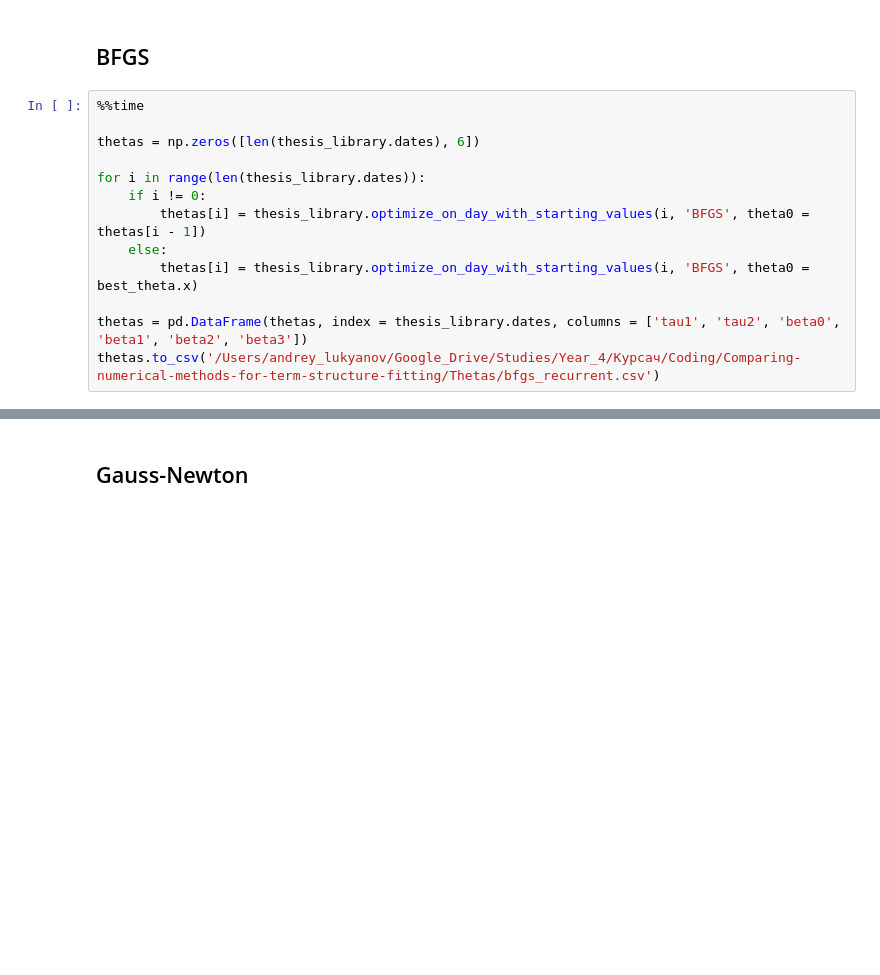
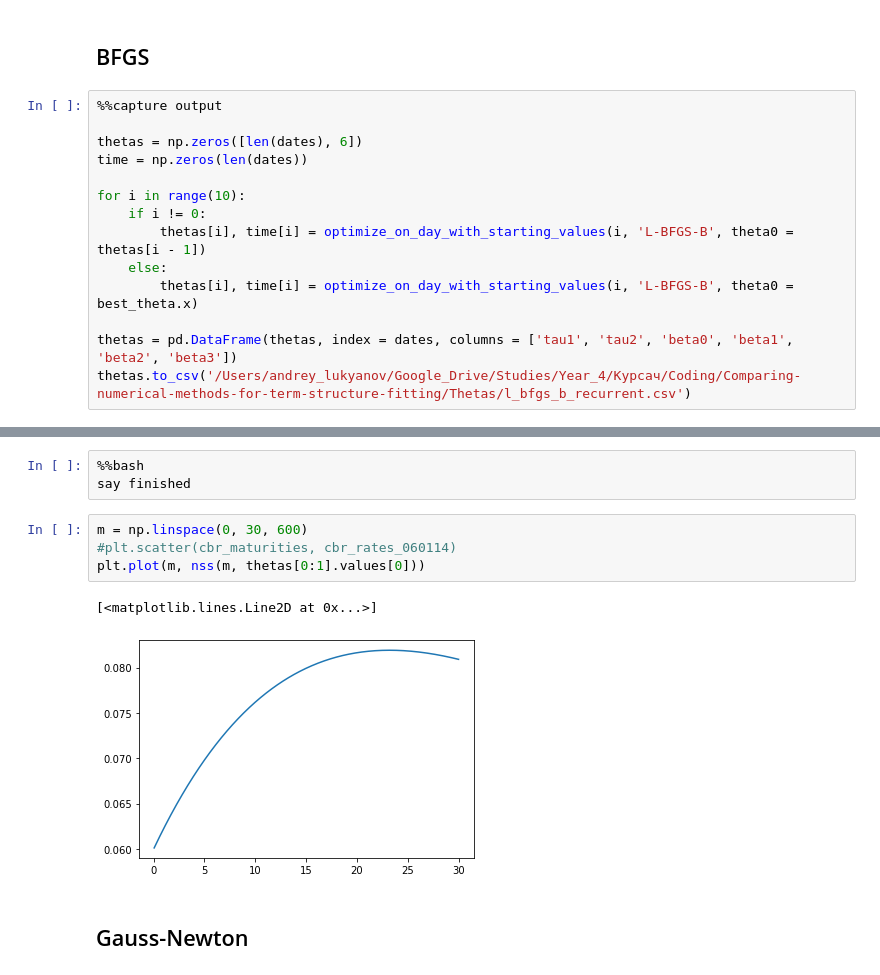
Before and after one commit to andrey-lukyanov/Comparing-numerical-methods-for-term-structure-fitting, a Jupyter notebook: New_calculation.ipynb, the cells around one changed output, grey strips where cells are left out. Drawn from its saved outputs; the diff is of its cells as text; blank space fills up the shorter version.

```diff
--- a/New_calculation.ipynb
+++ b/New_calculation.ipynb
@@ -37,15 +85,16 @@ array([ 0.47981809, 14.91180919,  9.7016359 , -1.85315523,  4.29525109,
 # %% [markdown]
 ## BFGS
 # %%
-%%time
+%%capture output
 
-thetas = np.zeros([len(thesis_library.dates), 6])
+thetas = np.zeros([len(dates), 6])
+time = np.zeros(len(dates))
 
-for i in range(len(thesis_library.dates)):
+for i in range(10):
     if i != 0:
-        thetas[i] = thesis_library.optimize_on_day_with_starting_values(i, 'BFGS', theta0 = thetas[i - 1])
+        thetas[i], time[i] = optimize_on_day_with_starting_values(i, 'L-BFGS-B', theta0 = thetas[i - 1])
     else:
-        thetas[i] = thesis_library.optimize_on_day_with_starting_values(i, 'BFGS', theta0 = best_theta.x)
+        thetas[i], time[i] = optimize_on_day_with_starting_values(i, 'L-BFGS-B', theta0 = best_theta.x)
 
-thetas = pd.DataFrame(thetas, index = thesis_library.dates, columns = ['tau1', 'tau2', 'beta0', 'beta1', 'beta2', 'beta3'])
-thetas.to_csv('/Users/andrey_lukyanov/Google_Drive/Studies/Year_4/Курсач/Coding/Comparing-numerical-methods-for-term-structure-fitting/Thetas/bfgs_recurrent.csv')
+thetas = pd.DataFrame(thetas, index = dates, columns = ['tau1', 'tau2', 'beta0', 'beta1', 'beta2', 'beta3'])
+thetas.to_csv('/Users/andrey_lukyanov/Google_Drive/Studies/Year_4/Курсач/Coding/Comparing-numerical-methods-for-term-structure-fitting/Thetas/l_bfgs_b_recurrent.csv')
@@ -55,3 +101,13 @@ Wall time: 3min 21s
+# %%
+%%bash
+say finished
+# %%
+m = np.linspace(0, 30, 600)
+#plt.scatter(cbr_maturities, cbr_rates_060114)
+plt.plot(m, nss(m, thetas[0:1].values[0]))
+# %% [output]
+[<matplotlib.lines.Line2D at 0x...>]
+[figure, added]
 # %% [markdown]
 ## Gauss-Newton
 # %%
```
Also changed, not shown: parts of 79 cells of this notebook, 3 other files.
